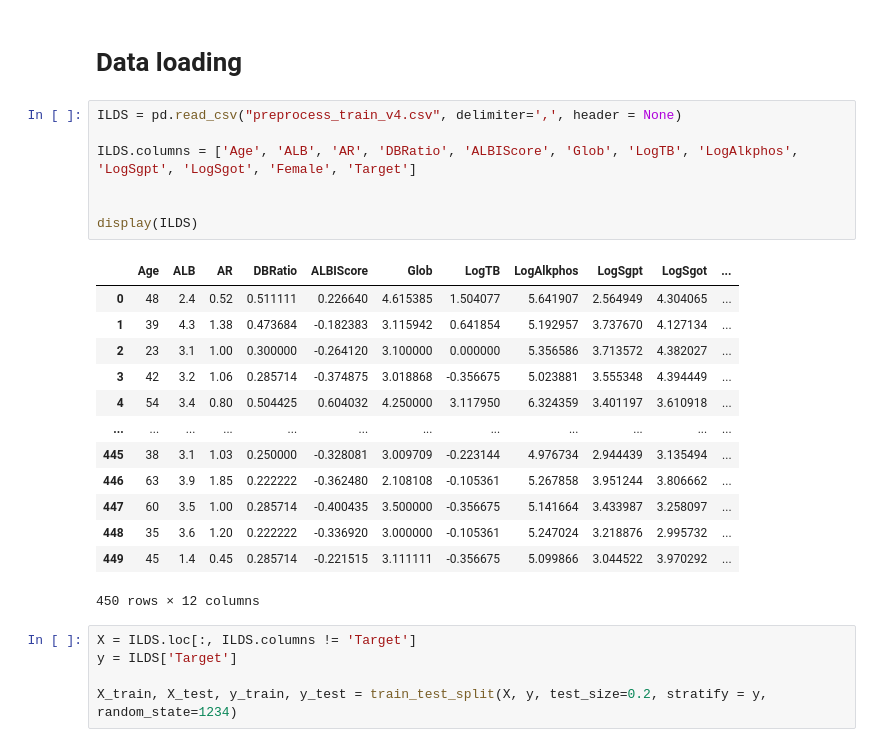
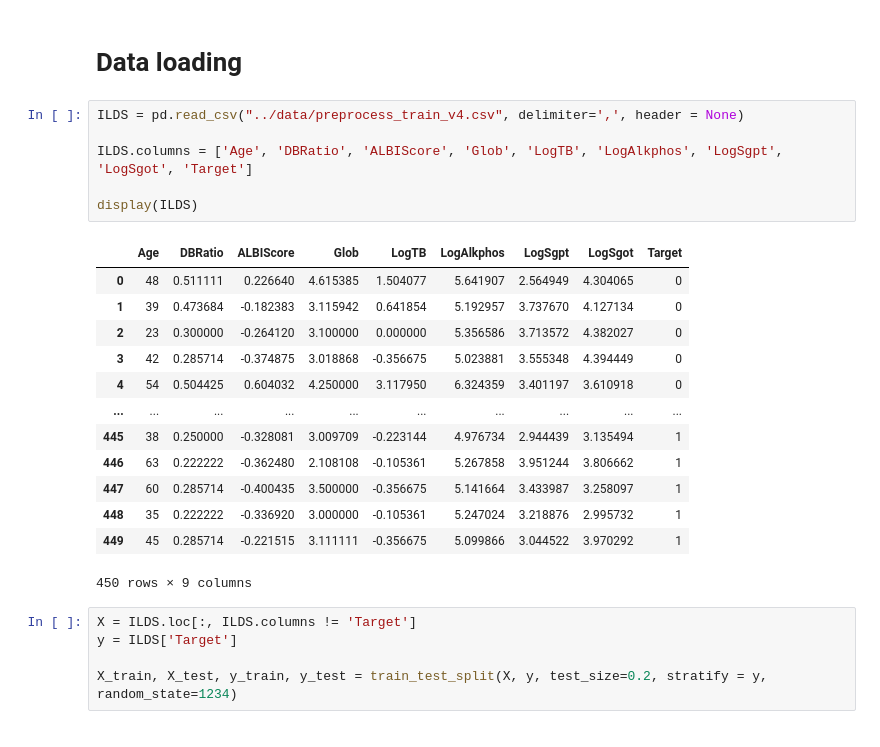
Before and after one commit to SrChen6/AA1-Competition, a Jupyter notebook: Ensemble/ensemble_methods.ipynb, the cells around one changed output. Drawn from its saved outputs; the diff is of its cells as text.

```diff
--- a/Ensemble/ensemble_methods.ipynb
+++ b/Ensemble/ensemble_methods.ipynb
@@ -22,26 +22,25 @@ def confusion(true, pred):
 # %% [markdown]
 # Data loading
 # %%
-ILDS = pd.read_csv("preprocess_train_v4.csv", delimiter=',', header = None)
+ILDS = pd.read_csv("../data/preprocess_train_v4.csv", delimiter=',', header = None)
 
-ILDS.columns = ['Age', 'ALB', 'AR', 'DBRatio', 'ALBIScore', 'Glob', 'LogTB', 'LogAlkphos', 'LogSgpt', 'LogSgot', 'Female', 'Target']
-
+ILDS.columns = ['Age', 'DBRatio', 'ALBIScore', 'Glob', 'LogTB', 'LogAlkphos', 'LogSgpt', 'LogSgot', 'Target']
 
 display(ILDS)
 # %% [output]
-|  | Age | ALB | AR | DBRatio | ALBIScore | Glob | LogTB | LogAlkphos | LogSgpt | LogSgot | ... |
-| 0 | 48 | 2.4 | 0.52 | 0.511111 | 0.226640 | 4.615385 | 1.504077 | 5.641907 | 2.564949 | 4.304065 | ... |
-| 1 | 39 | 4.3 | 1.38 | 0.473684 | -0.182383 | 3.115942 | 0.641854 | 5.192957 | 3.737670 | 4.127134 | ... |
-| 2 | 23 | 3.1 | 1.00 | 0.300000 | -0.264120 | 3.100000 | 0.000000 | 5.356586 | 3.713572 | 4.382027 | ... |
-| 3 | 42 | 3.2 | 1.06 | 0.285714 | -0.374875 | 3.018868 | -0.356675 | 5.023881 | 3.555348 | 4.394449 | ... |
-| 4 | 54 | 3.4 | 0.80 | 0.504425 | 0.604032 | 4.250000 | 3.117950 | 6.324359 | 3.401197 | 3.610918 | ... |
-| ... | ... | ... | ... | ... | ... | ... | ... | ... | ... | ... | ... |
-| 445 | 38 | 3.1 | 1.03 | 0.250000 | -0.328081 | 3.009709 | -0.223144 | 4.976734 | 2.944439 | 3.135494 | ... |
-| 446 | 63 | 3.9 | 1.85 | 0.222222 | -0.362480 | 2.108108 | -0.105361 | 5.267858 | 3.951244 | 3.806662 | ... |
-| 447 | 60 | 3.5 | 1.00 | 0.285714 | -0.400435 | 3.500000 | -0.356675 | 5.141664 | 3.433987 | 3.258097 | ... |
-| 448 | 35 | 3.6 | 1.20 | 0.222222 | -0.336920 | 3.000000 | -0.105361 | 5.247024 | 3.218876 | 2.995732 | ... |
-| 449 | 45 | 1.4 | 0.45 | 0.285714 | -0.221515 | 3.111111 | -0.356675 | 5.099866 | 3.044522 | 3.970292 | ... |
+|  | Age | DBRatio | ALBIScore | Glob | LogTB | LogAlkphos | LogSgpt | LogSgot | Target |
+| 0 | 48 | 0.511111 | 0.226640 | 4.615385 | 1.504077 | 5.641907 | 2.564949 | 4.304065 | 0 |
+| 1 | 39 | 0.473684 | -0.182383 | 3.115942 | 0.641854 | 5.192957 | 3.737670 | 4.127134 | 0 |
+| 2 | 23 | 0.300000 | -0.264120 | 3.100000 | 0.000000 | 5.356586 | 3.713572 | 4.382027 | 0 |
+| 3 | 42 | 0.285714 | -0.374875 | 3.018868 | -0.356675 | 5.023881 | 3.555348 | 4.394449 | 0 |
+| 4 | 54 | 0.504425 | 0.604032 | 4.250000 | 3.117950 | 6.324359 | 3.401197 | 3.610918 | 0 |
+| ... | ... | ... | ... | ... | ... | ... | ... | ... | ... |
+| 445 | 38 | 0.250000 | -0.328081 | 3.009709 | -0.223144 | 4.976734 | 2.944439 | 3.135494 | 1 |
+| 446 | 63 | 0.222222 | -0.362480 | 2.108108 | -0.105361 | 5.267858 | 3.951244 | 3.806662 | 1 |
+| 447 | 60 | 0.285714 | -0.400435 | 3.500000 | -0.356675 | 5.141664 | 3.433987 | 3.258097 | 1 |
+| 448 | 35 | 0.222222 | -0.336920 | 3.000000 | -0.105361 | 5.247024 | 3.218876 | 2.995732 | 1 |
+| 449 | 45 | 0.285714 | -0.221515 | 3.111111 | -0.356675 | 5.099866 | 3.044522 | 3.970292 | 1 |
-450 rows × 12 columns
+450 rows × 9 columns
 # %%
 X = ILDS.loc[:, ILDS.columns != 'Target']
 y = ILDS['Target']
```
Also changed, not shown: parts of 18 cells of this notebook, 13 other files.
